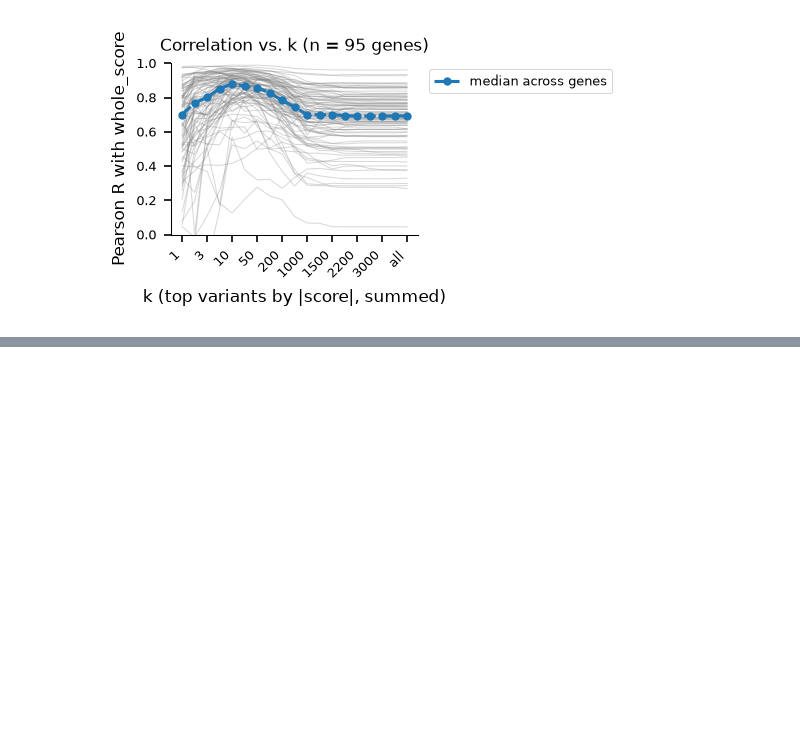
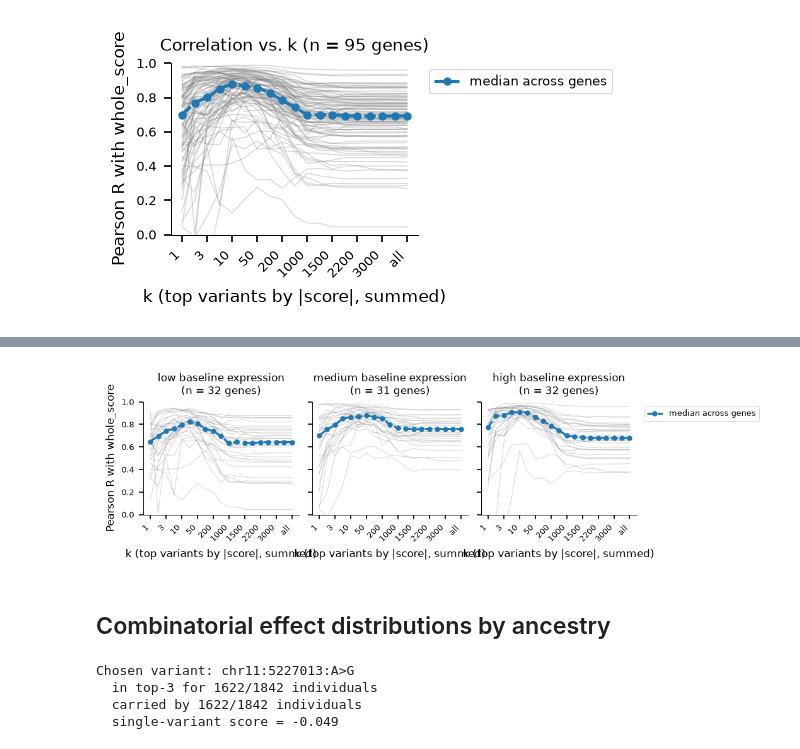
Before and after one commit to DiasFrazerGroup/wigttsoip, a Jupyter notebook: notebooks/hbb.ipynb, the cells around one changed output, grey strips where cells are left out. Drawn from its saved outputs; the diff is of its cells as text; code cells hidden in the pictures; blank space fills up the shorter version.

```diff
--- a/notebooks/hbb.ipynb
+++ b/notebooks/hbb.ipynb
@@ -353,0 +390,80 @@ fig.savefig(os.path.join(PDF_DIR, "correlation_vs_k_all_genes.pdf"), bbox_inches
+# %%
+pivot_expr = pivot.join(ref_expr_by_gene, how="inner")
+pivot_expr["expr_bin"] = expr_bin_by_gene.reindex(pivot_expr.index)
+
+fig, axes = plt.subplots(1, 3, figsize=(18*cm, 5.5*cm), sharey=True)
+for ax, bin_label in zip(axes, EXPR_BIN_LABELS):
+    bin_pivot = pivot_expr.loc[pivot_expr["expr_bin"] == bin_label, ks_order]
+    for _, row in bin_pivot.iterrows():
+        ax.plot(x, row.to_numpy(), color="gray", alpha=0.3, lw=0.5)
+    median_r = bin_pivot.median(axis=0)
+    ax.plot(x, median_r.to_numpy(), color="tab:blue", ls="--", lw=1.5, marker="o", markersize=3, label="median across genes")
+    ax.set_xticks(list(x)[::2])
+    ax.set_xticklabels(ks_order[::2], rotation=45, ha="right")
+    ax.set_ylim(0, 1)
+    ax.set_xlabel("k (top variants by |score|, summed)")
+    ax.set_title(f"{bin_label} baseline expression\n(n = {len(bin_pivot)} genes)", fontsize=8)
+axes[0].set_ylabel("Pearson R with whole_score")
+axes[-1].legend(loc="upper left", bbox_to_anchor=(1.02, 1))
+fig.subplots_adjust(wspace=0.4)
+fig.tight_layout()
+fig.savefig(os.path.join(PDF_DIR, "correlation_vs_k_by_expression_bin.pdf"), bbox_inches="tight")
+# %% [output]
+[figure, added]
+# %% [markdown]
+## Combinatorial effect distributions by ancestry
+# %%
+from collections import Counter
+
+# Per-individual (variant, single-variant score) pairs, in the same 1-based
+# lookup convention as `score_by_variant` (mirrors `_variant_scores` above, but
+# keeps variant identity alongside the score).
+def _variant_score_pairs(variant_id):
+    if not variant_id:
+        return []
+    pairs = []
+    for v in variant_id.split(";"):
+        chrom, pos, ref_alt = v.split(":")
+        variant = f"{chrom}:{int(pos) + 1}:{ref_alt}"
+        s = score_by_variant.get(variant, np.nan)
+        if np.isfinite(s):
+            pairs.append((variant, s))
+    return pairs
+
+combined["variant_score_pairs"] = combined["variant_id"].apply(_variant_score_pairs)
+
+# Carrier frequency (across all variants each individual carries) and top-3
+# frequency (only each individual's own top-3 |score| variants).
+freq_counter = Counter()
+top3_counter = Counter()
+for pairs in combined["variant_score_pairs"]:
+    freq_counter.update(v for v, _ in pairs)
+    top3 = sorted(pairs, key=lambda p: -abs(p[1]))[:3]
+    top3_counter.update(v for v, _ in top3)
+
+n_individuals = len(combined)
+
+# Most common variant among individuals' own top-3 strongest variants (ties
+# broken by |single-variant score|).
+chosen_variant, chosen_top3_count = max(
+    top3_counter.items(), key=lambda kv: (kv[1], abs(score_by_variant[kv[0]]))
+)
+_chrom, _pos, _ref_alt = chosen_variant.split(":")
+chosen_variant_0based = f"{_chrom}:{int(_pos) - 1}:{_ref_alt}"
+
+combined["has_chosen_variant"] = combined["variant_id"].apply(
+    lambda vid: bool(vid) and chosen_variant_0based in vid.split(";")
+)
+carriers = combined[combined["has_chosen_variant"]]
+
+print(
+    f"Chosen variant: {chosen_variant}\n"
+    f"  in top-3 for {chosen_top3_count}/{n_individuals} individuals\n"
+    f"  carried by {freq_counter[chosen_variant]}/{n_individuals} individuals\n"
+    f"  single-variant score = {score_by_variant[chosen_variant]:.3f}"
+)
+# %% [output]
+Chosen variant: chr11:5227013:A>G
+  in top-3 for 1622/1842 individuals
+  carried by 1622/1842 individuals
+  single-variant score = -0.049
```
Also changed, not shown: parts of 5 cells of this notebook, 17 other files.
